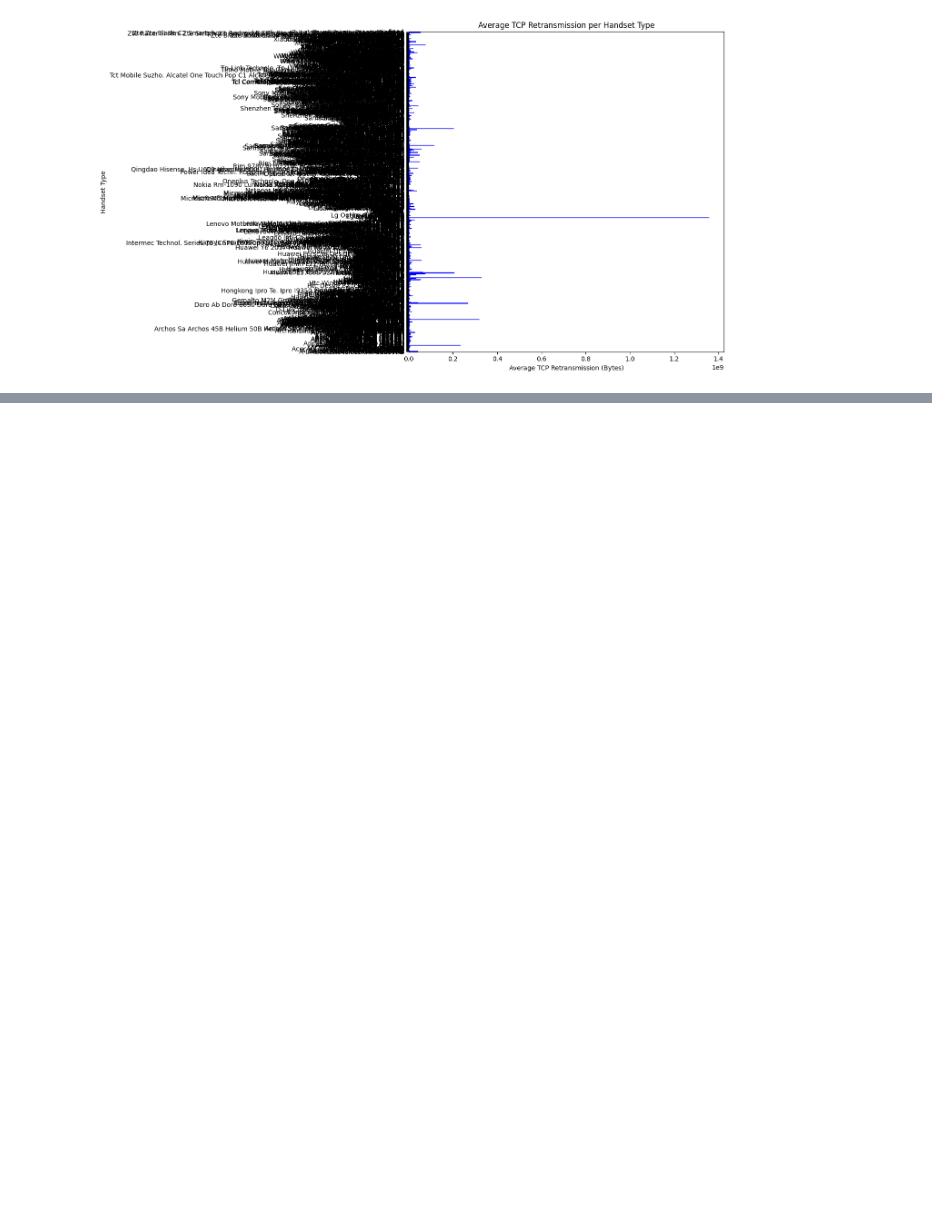
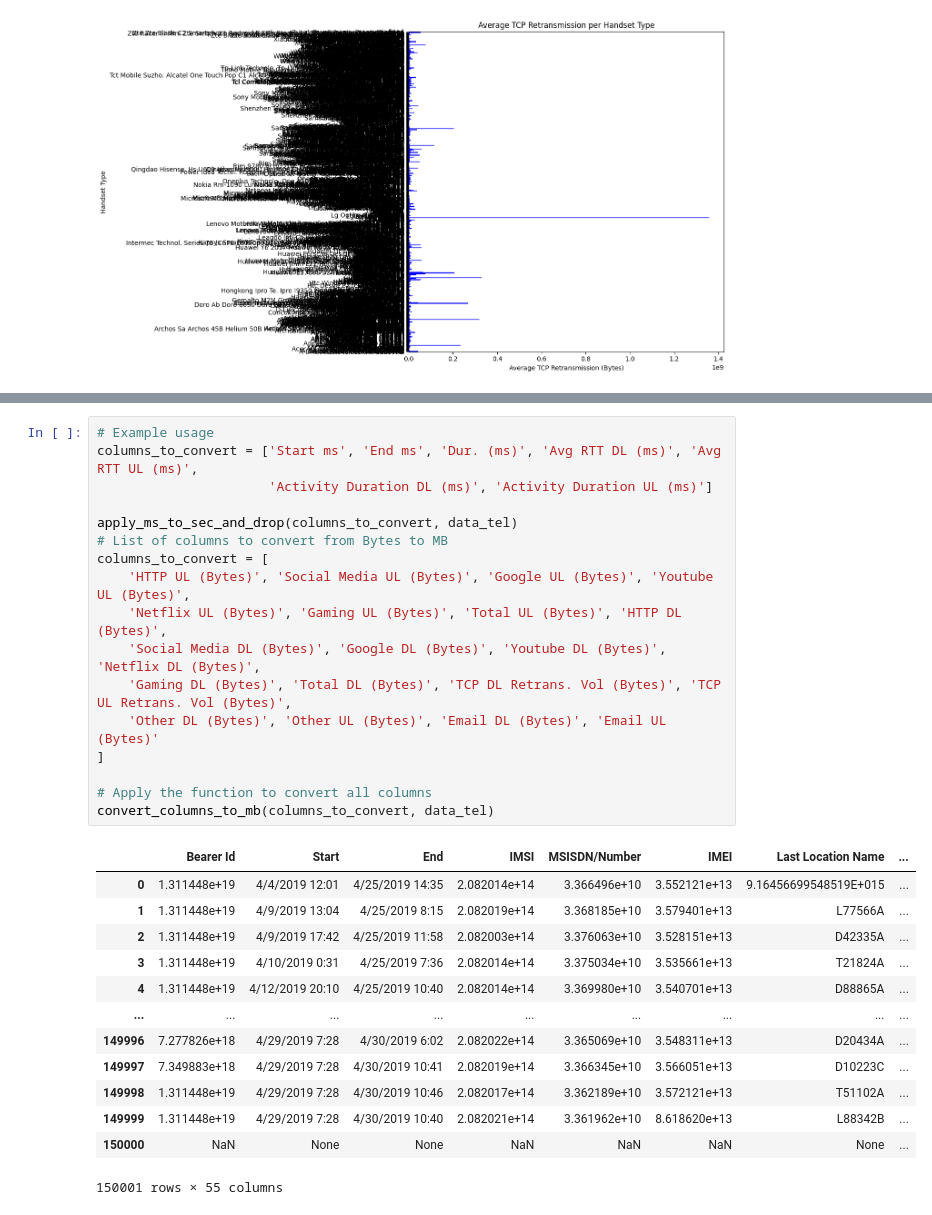
Before and after one commit to Elelanfik/Week_2, a Jupyter notebook: notebooks/Experience_Analytics.ipynb, the cells around one changed output, grey strips where cells are left out. Saved outputs shown, nothing was run; the diff lists cells and outputs as text; blank space fills up the shorter version.

```diff
--- a/notebooks/Experience_Analytics.ipynb
+++ b/notebooks/Experience_Analytics.ipynb
@@ -181,0 +198,31 @@ Name: TCP DL Retrans. Vol (Bytes), Length: 1396, dtype: float64
+# %%
+# Example usage
+columns_to_convert = ['Start ms', 'End ms', 'Dur. (ms)', 'Avg RTT DL (ms)', 'Avg RTT UL (ms)',
+                      'Activity Duration DL (ms)', 'Activity Duration UL (ms)']
+
+apply_ms_to_sec_and_drop(columns_to_convert, data_tel)
+# List of columns to convert from Bytes to MB
+columns_to_convert = [
+    'HTTP UL (Bytes)', 'Social Media UL (Bytes)', 'Google UL (Bytes)', 'Youtube UL (Bytes)',
+    'Netflix UL (Bytes)', 'Gaming UL (Bytes)', 'Total UL (Bytes)', 'HTTP DL (Bytes)',
+    'Social Media DL (Bytes)', 'Google DL (Bytes)', 'Youtube DL (Bytes)', 'Netflix DL (Bytes)',
+    'Gaming DL (Bytes)', 'Total DL (Bytes)', 'TCP DL Retrans. Vol (Bytes)', 'TCP UL Retrans. Vol (Bytes)',
+    'Other DL (Bytes)', 'Other UL (Bytes)', 'Email DL (Bytes)', 'Email UL (Bytes)'
+]
+
+# Apply the function to convert all columns
+convert_columns_to_mb(columns_to_convert, data_tel)
+# %% [output]
+|  | Bearer Id | Start | End | IMSI | MSISDN/Number | IMEI | Last Location Name | ... |
+| 0 | 1.311448e+19 | 4/4/2019 12:01 | 4/25/2019 14:35 | 2.082014e+14 | 3.366496e+10 | 3.552121e+13 | 9.16456699548519E+015 | ... |
+| 1 | 1.311448e+19 | 4/9/2019 13:04 | 4/25/2019 8:15 | 2.082019e+14 | 3.368185e+10 | 3.579401e+13 | L77566A | ... |
+| 2 | 1.311448e+19 | 4/9/2019 17:42 | 4/25/2019 11:58 | 2.082003e+14 | 3.376063e+10 | 3.528151e+13 | D42335A | ... |
+| 3 | 1.311448e+19 | 4/10/2019 0:31 | 4/25/2019 7:36 | 2.082014e+14 | 3.375034e+10 | 3.535661e+13 | T21824A | ... |
+| 4 | 1.311448e+19 | 4/12/2019 20:10 | 4/25/2019 10:40 | 2.082014e+14 | 3.369980e+10 | 3.540701e+13 | D88865A | ... |
+| ... | ... | ... | ... | ... | ... | ... | ... | ... |
+| 149996 | 7.277826e+18 | 4/29/2019 7:28 | 4/30/2019 6:02 | 2.082022e+14 | 3.365069e+10 | 3.548311e+13 | D20434A | ... |
+| 149997 | 7.349883e+18 | 4/29/2019 7:28 | 4/30/2019 10:41 | 2.082019e+14 | 3.366345e+10 | 3.566051e+13 | D10223C | ... |
+| 149998 | 1.311448e+19 | 4/29/2019 7:28 | 4/30/2019 10:46 | 2.082017e+14 | 3.362189e+10 | 3.572121e+13 | T51102A | ... |
+| 149999 | 1.311448e+19 | 4/29/2019 7:28 | 4/30/2019 10:40 | 2.082021e+14 | 3.361962e+10 | 8.618620e+13 | L88342B | ... |
+| 150000 | NaN | None | None | NaN | NaN | NaN | None | ... |
+150001 rows × 55 columns
```
Also changed, not shown: parts of 6 cells of this notebook, 8 other files.
